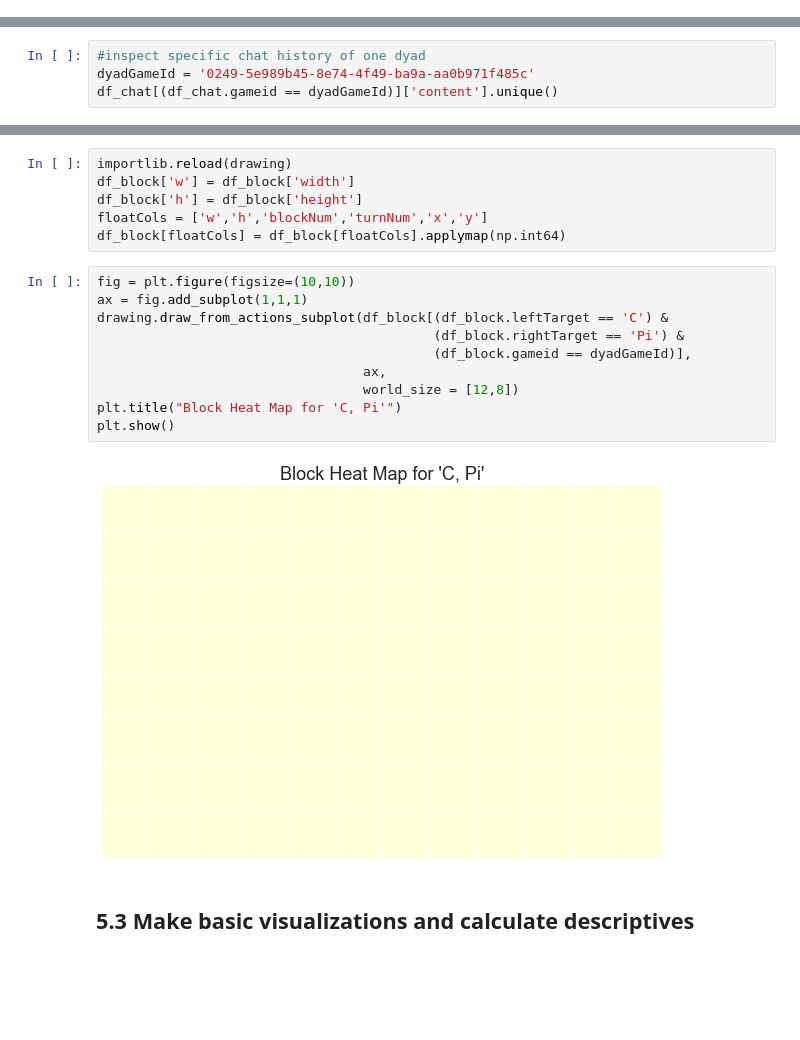
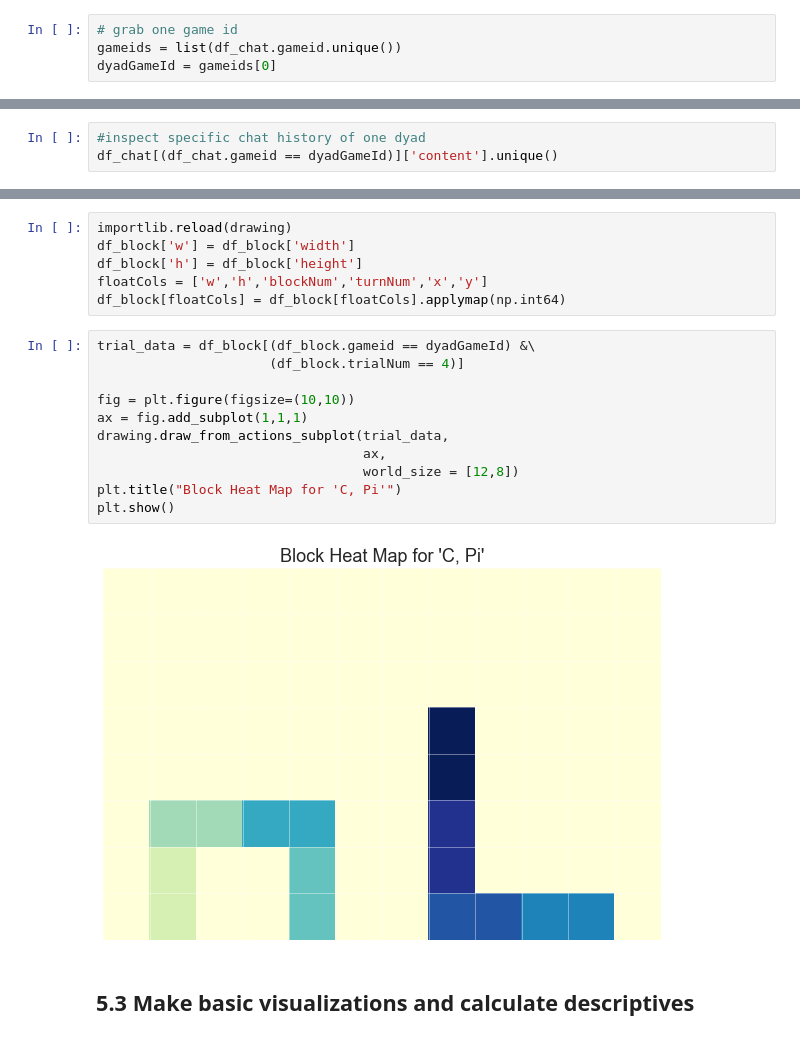
Before and after one commit to cogtoolslab/compositional-abstractions, a Jupyter notebook: analysis/compabs_analysis_p3.ipynb, the cells around one changed output, grey strips where cells are left out. Cells and saved outputs as stored; diff of their text form; blank space fills up the shorter version.

Commit message:
drawing single trial

```diff
--- a/analysis/compabs_analysis_p3.ipynb
+++ b/analysis/compabs_analysis_p3.ipynb
@@ -271,12 +271,15 @@ plt.show()
 48.47788333333334
 # %% [markdown]
 ### 5. 1 Inspect one dyad: language
+# %%
+# grab one game id
+gameids = list(df_chat.gameid.unique())
+dyadGameId = gameids[0]
 # %%
 #create columns for char and word counts
 df_chat['word_count'] = df_chat['content'].str.split(' ').str.len()
 df_chat['char_count'] = df_chat['content'].str.len()
 # %%
 #inspect specific chat history of one dyad
-dyadGameId = '0249-5e989b45-8e74-4f49-ba9a-aa0b971f485c'
 df_chat[(df_chat.gameid == dyadGameId)]['content'].unique()
 # %% [output]
@@ -290,17 +309,18 @@ df_block['h'] = df_block['height']
 floatCols = ['w','h','blockNum','turnNum','x','y']
 df_block[floatCols] = df_block[floatCols].applymap(np.int64)
 # %%
+trial_data = df_block[(df_block.gameid == dyadGameId) &\
+                      (df_block.trialNum == 4)]
+
 fig = plt.figure(figsize=(10,10))
 ax = fig.add_subplot(1,1,1)
-drawing.draw_from_actions_subplot(df_block[(df_block.leftTarget == 'C') &
-                                           (df_block.rightTarget == 'Pi') &
-                                           (df_block.gameid == dyadGameId)],
+drawing.draw_from_actions_subplot(trial_data,
                                   ax,
                                   world_size = [12,8])
 plt.title("Block Heat Map for 'C, Pi'")
 plt.show()
 # %% [output]
-[figure, old version]
+[figure, new version]
 # %% [markdown]
 ## 5.3 Make basic visualizations and calculate descriptives
 # %% [markdown]
```
Also changed, not shown: parts of 1 cell of this notebook.
